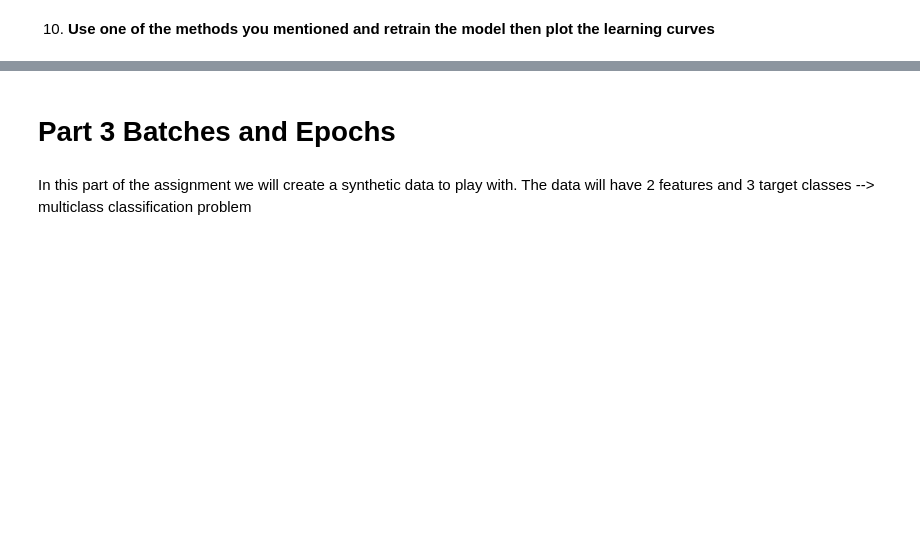
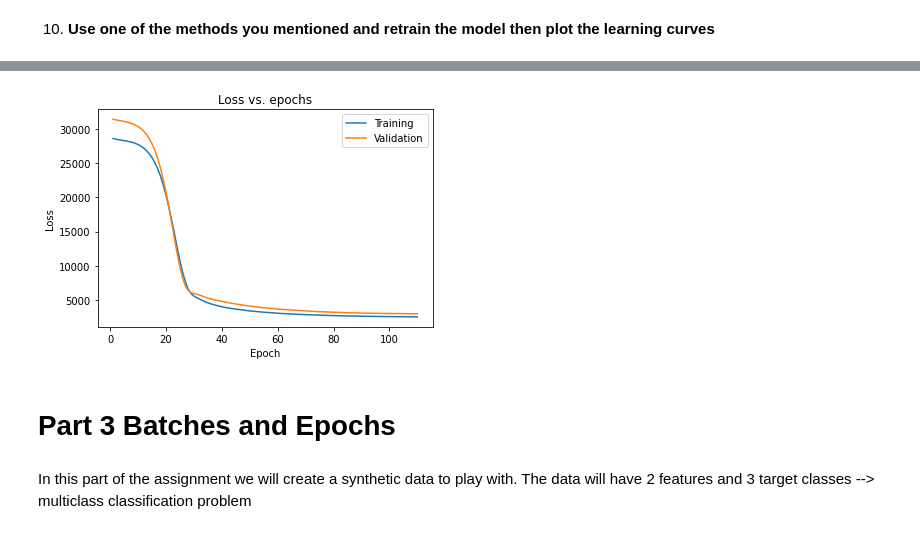
Before and after one commit to EHVB/ANN-In-Medicine, a Jupyter notebook: Assignment_2/Ehab Kamal - A2_neural_networks.ipynb, the cells around one changed output, grey strips where cells are left out. Cells and saved outputs as stored; diff of their text form; code cells hidden in the pictures; blank space fills up the shorter version.

```diff
--- a/Assignment_2/Ehab Kamal - A2_neural_networks.ipynb
+++ b/Assignment_2/Ehab Kamal - A2_neural_networks.ipynb
@@ -315,6 +413,7 @@ print ('I have m = %d examples!' % (data.shape[0]))
     - *Hint* you might find it helpful to convert to pandas dataframe and use ".describe"
 # %%
 ### START CODE HERE ###
-
-
+df = pd.DataFrame(data)
+df["target"] = targets
+df.describe()
 ### END CODE HERE ###
@@ -326,7 +435,7 @@ print ('I have m = %d examples!' % (data.shape[0]))
 np.random.seed(0)
 ### START CODE HERE ###
 # Split the data into train and test sets
-
+train_data, test_data, train_targets, test_targets = train_test_split(df.iloc[:,:-1], df.iloc[:,-1], test_size=0.1)
 
 ### END CODE HERE ###
 
@@ -342,7 +456,7 @@ print("Shape of test targets is", test_targets.shape)
 7. **normalize the targets**
 # %%
 ### START CODE HERE ### (≈ 6 lines of code)
-
-
-
+for col in train_data.columns:
+    train_data[col] = (train_data[col] - train_data[col].mean()) / train_data[col].std()
+    test_data[col] = (test_data[col] - train_data[col].mean()) / train_data[col].std()
 ### END CODE HERE ###
@@ -404,3 +591,22 @@ plt.show()
 10. **Use one of the methods you mentioned and retrain the model then plot the learning curves**
 # %%
 #### YOUR CODE HERE
+# USING SIMPLER NETWORK ARCHITECTURE
+# build the model
+input_shape= train_data.shape[1]
+model = tf.keras.Sequential(
+        [
+            tf.keras.layers.Dense(64, activation= "relu", input_dim=input_shape),
+            tf.keras.layers.Dense(32, activation= "relu"),
+            tf.keras.layers.Dense(16, activation= "relu"),
+            tf.keras.layers.Dense(1, activation="linear")
+        ]
+    )
+# compile the model
+model.compile(
+    optimizer= tf.keras.optimizers.Adam(),
+    loss= tf.keras.losses.MeanSquaredError(),
+    metrics= [tf.keras.metrics.MeanAbsoluteError()]
+)
+# fit model with training data
+history = model.fit(train_data,train_targets, batch_size=64, epochs=110, validation_split=0.1)
@@ -407,3 +637,14 @@ plt.show()
+# %%
+# Plot the training and validation loss
+plt.plot(range(1,111), history.history["loss"])
+plt.plot(range(1,111), history.history["val_loss"])
+plt.title('Loss vs. epochs')
+plt.ylabel('Loss')
+plt.xlabel('Epoch')
+plt.legend(['Training', 'Validation'], loc='upper right')
+plt.show()
+# %% [output]
+[figure, added]
 # %% [markdown]
 # Part 3 Batches and Epochs
 # %% [markdown]
```
Also changed, not shown: parts of 59 cells of this notebook.
